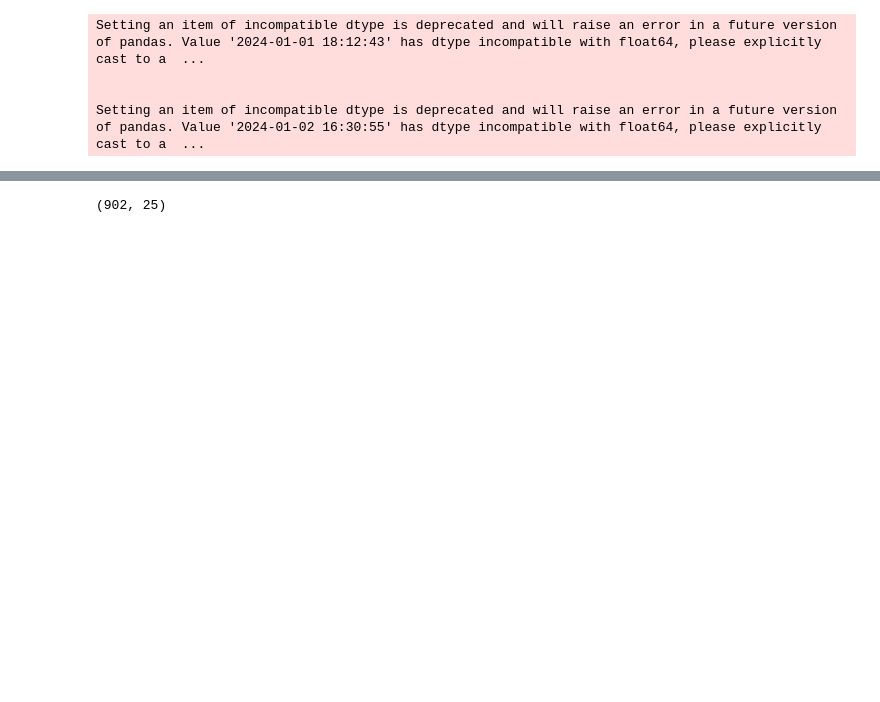
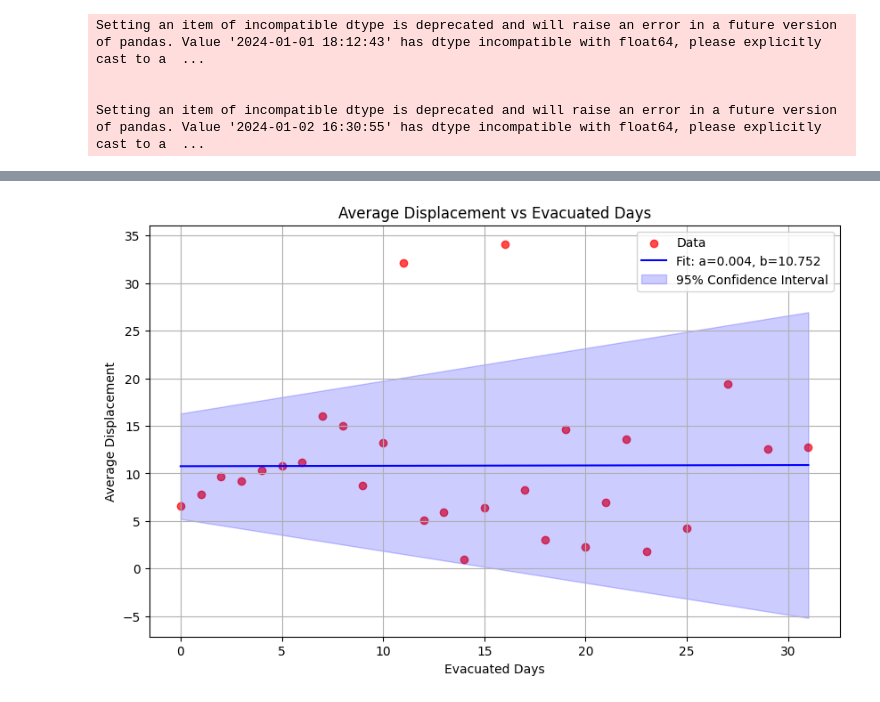
Before and after one commit to shahriarahmadf/IRP-noto-earthquake, a Jupyter notebook: notebooks/experiments/evacuation_duration_vs_evacuation_distance_residents.ipynb, the cells around one changed output, grey strips where cells are left out. Drawn from its saved outputs; the diff is of its cells as text; code cells hidden in the pictures; blank space fills up the shorter version.

```diff
--- a/notebooks/experiments/evacuation_duration_vs_evacuation_distance_residents.ipynb
+++ b/notebooks/experiments/evacuation_duration_vs_evacuation_distance_residents.ipynb
@@ -213,6 +255,0 @@ display(df.head())
-# %%
-# Get City of Resident
-unique_df = df.drop_duplicates(subset=['common_id'])
-unique_df.shape
-# %% [output]
-(902, 25)
@@ -261,0 +256,51 @@ df['city_name'] = city_names
+# %%
+import pandas as pd
+import numpy as np
+import matplotlib.pyplot as plt
+from scipy.optimize import curve_fit
+
+# Assuming residents_df is already defined and populated
+# Assuming evacuated_df is meant to be residents_df based on previous context
+
+# Group by 'evacuated_days' and calculate the mean 'displacement'
+grouped_df = residents_df.groupby('evacuated_days')['displacement'].mean().reset_index()
+
+# Define a linear function
+def linear_func(x, a, b):
+    return a * x + b
+
+# Fit the linear function to the data
+popt, pcov = curve_fit(linear_func, grouped_df['evacuated_days'], grouped_df['displacement'])
+
+# Extract the optimal parameters and their covariance
+a, b = popt
+perr = np.sqrt(np.diag(pcov))  # Standard deviation errors on the parameters
+
+# Define the linear fit line
+fit_line = linear_func(grouped_df['evacuated_days'], *popt)
+
+# Calculate confidence intervals
+alpha = 0.05  # 95% confidence interval
+n = len(grouped_df['evacuated_days'])  # Number of data points
+t_val = 1.96  # T-value for 95% confidence interval (approximately for large n)
+
+# Prediction standard deviation of the fit
+y_err = perr[0] * grouped_df['evacuated_days'] + perr[1]
+confidence_interval = t_val * y_err
+
+# Plot the results
+plt.figure(figsize=(10, 6))
+plt.scatter(grouped_df['evacuated_days'], grouped_df['displacement'], color='red', alpha=0.7, label='Data')
+plt.plot(grouped_df['evacuated_days'], fit_line, color='blue', label='Fit: a=%5.3f, b=%5.3f' % tuple(popt))
+
+# Plot the confidence intervals
+plt.fill_between(grouped_df['evacuated_days'], fit_line - confidence_interval, fit_line + confidence_interval, color='blue', alpha=0.2, label='95% Confidence Interval')
+
+plt.title('Average Displacement vs Evacuated Days')
+plt.xlabel('Evacuated Days')
+plt.ylabel('Average Displacement')
+plt.grid(True)
+plt.legend()
+plt.show()
+# %% [output]
+[figure, added]
```
Also changed, not shown: parts of 16 cells of this notebook, 14 other files.
